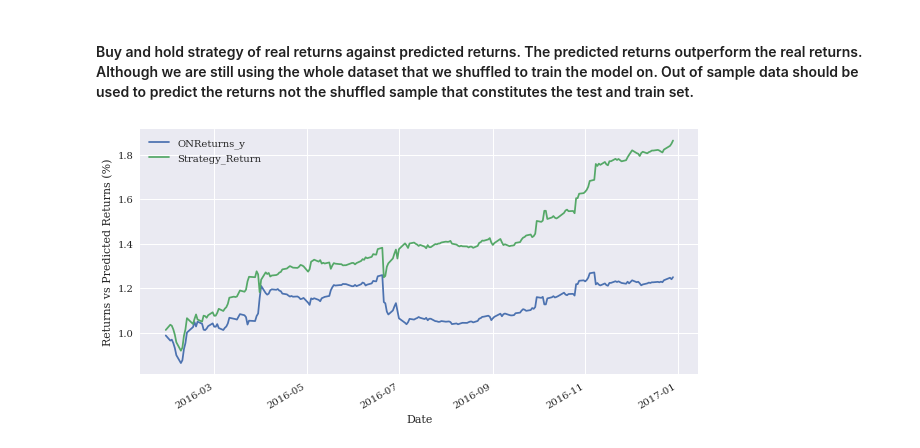
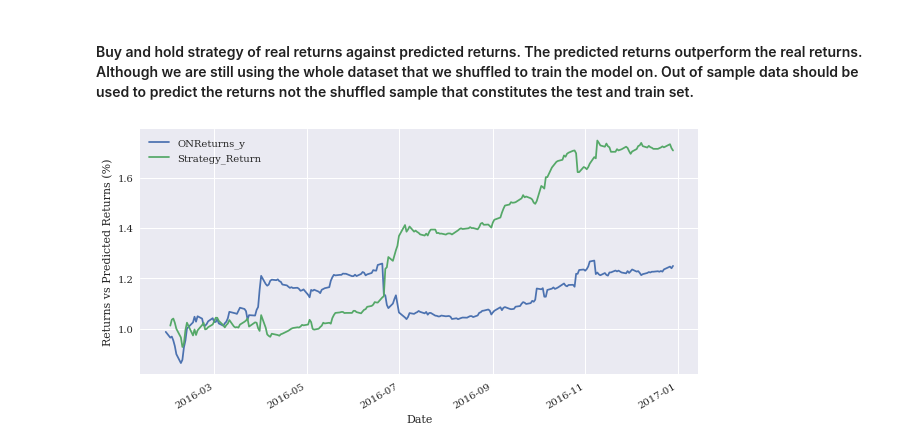
Before and after one commit to firobeid/Fintech-machine-learning, a Jupyter notebook: Continuous-Variable-Prediction(US.Stock Prices).ipynb, the cells around one changed output. Saved outputs shown, nothing was run; the diff lists cells and outputs as text; code cells hidden in the pictures.

```diff
--- a/Continuous-Variable-Prediction(US.Stock Prices).ipynb
+++ b/Continuous-Variable-Prediction(US.Stock Prices).ipynb
@@ -355,21 +355,21 @@ coefs
 #### Buy and hold strategy of real returns against predicted returns. The predicted returns outperform the real returns. Although we are still using the whole dataset that we shuffled to train the model on. Out of sample data should be used to predict the returns not the shuffled sample that constitutes the test and train set.
 # %%
 # Predicted Values
-asset['Predicted_Values'] = model.predict(asset[features])
+stock['Predicted_Values'] = model.predict(stock[features])
 
-asset['Predicted_Values'] = np.where(asset['Predicted_Values'] > 0, 1, -1)
-asset['Strategy_Return'] = asset['Predicted_Values'] * (asset['ONReturns_y'])
+stock['Predicted_Values'] = np.where(asset['Predicted_Values'] > 0, 1, -1)
+stock['Strategy_Return'] = stock['Predicted_Values'] * (stock['ONReturns_y'].shift(1))
 
 # Calculate geometric returns under buy and hold strategy under real and predicted returns
-geometric_returns = (asset.ONReturns_y.iloc[:]+1).cumprod()
-geometric_returns_pred = (asset.Strategy_Return.iloc[:]+1).cumprod()
+geometric_returns = (stock.ONReturns_y.iloc[:]+1).cumprod()
+geometric_returns_pred = (stock.Strategy_Return.iloc[:]+1).cumprod()
 # Plot geometric returns
 geometric_returns.plot(figsize=(10,5))
 geometric_returns_pred.plot()
 
 plt.ylabel("Returns vs Predicted Returns (%)")
 plt.xlabel("Date")
 plt.legend()
 plt.show()
 # %% [output]
-[figure, old version]
+[figure, new version]
```
Also changed, not shown: parts of 3 cells of this notebook.
